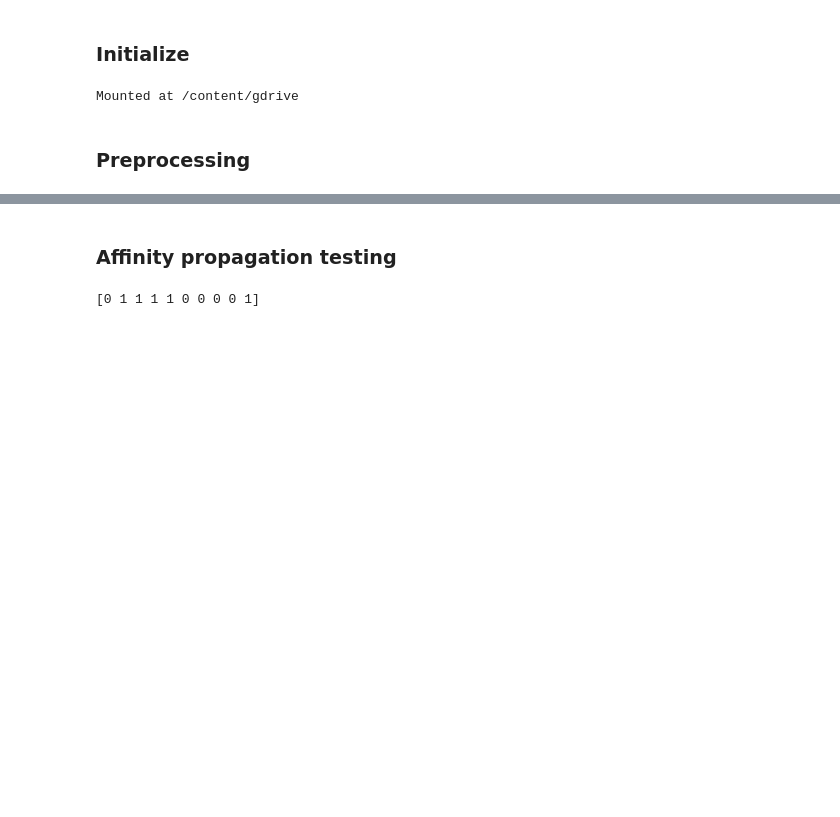
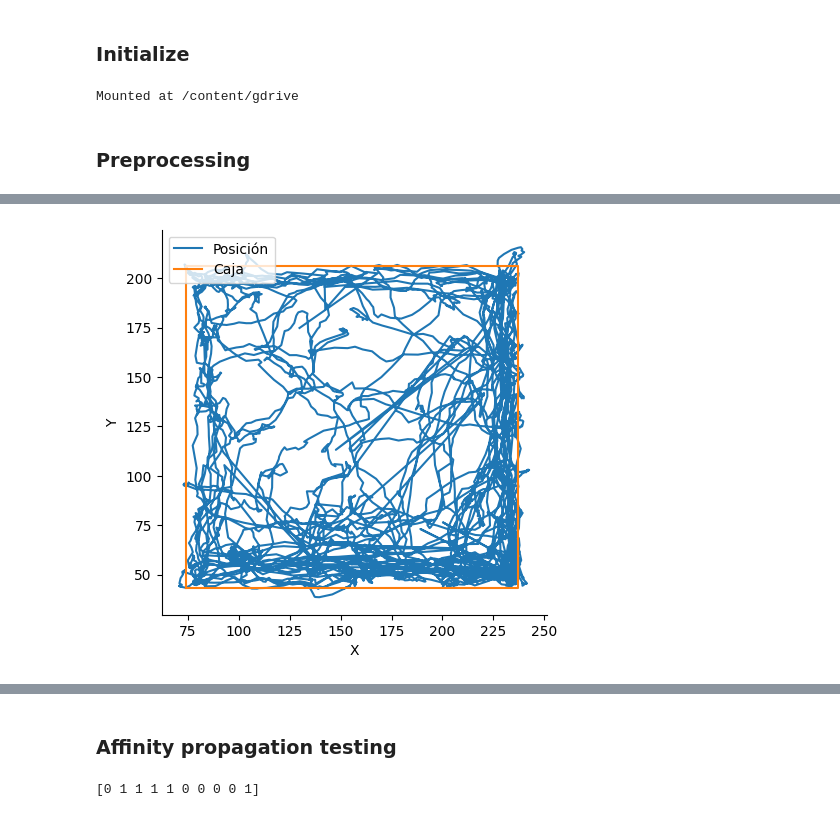
Before and after one commit to Gonzalo-Ortega/Behabioral-Boxes-GUI, a Jupyter notebook: Analysis_Gonzalo.ipynb, the cells around one changed output, grey strips where cells are left out. Cells and saved outputs as stored; diff of their text form; code cells hidden in the pictures; blank space fills up the shorter version.

```diff
--- a/Analysis_Gonzalo.ipynb
+++ b/Analysis_Gonzalo.ipynb
@@ -777,7 +754,39 @@ def compute_method_distribution(features: pd.DataFrame, sesions=50, iterations=1
 # %% [markdown]
 ### Trayectory figures
 # %%
-def figure_trayectory(data, video_num, video_paths, time=None):
+def figure_trayectory(data: List[pd.DataFrame], video_num: int, point, format, time=None, save_name=None):
+  if time:
+    start = time[0] * 20
+    end = time[1] * 20
+    data = data[video_num].iloc[start:end]
+  else:
+    data = data[video_num]
+
+  x = data[f'{point}x']
+  y = data[f'{point}y']
+
+  fig = plt.figure(figsize=(5, 5))
+  # fig.suptitle(f'{format} trayectory - Video: {video_num}, Mouse: {number}, {date}')
+
+  # Plot 1: Trayectory
+  ax = fig.add_subplot(111)
+  ax.plot(x, y, label='Posición')
+
+  if format == 'Top':
+    ax.plot(BOX_TOP['x'], BOX_TOP['y'], label='Caja')
+  elif format == 'Lateral':
+    ax.plot(BOX_LATERAL['x'], BOX_LATERAL['y'], label='Caja')
+
+  ax.set_box_aspect(1)
+  ax.spines[['right', 'top']].set_visible(False)
+  ax.set_xlabel('X')
+  ax.set_ylabel('Y')
+  plt.legend(loc='upper left')
+
+  if save_name:
+    fig.savefig(f"{FIGURES_PATH}/{save_name}.pdf")
+
+def figure_trayectory_OLD(data, video_num, video_paths, time=None):
   if time:
     start = time[0] * 20
     end = time[1] * 20
@@ -821,7 +830,7 @@ def figure_trayectory(data, video_num, video_paths, time=None):
 
   fig.savefig(f"{FIGURES_PATH}/trayectory.pdf")
 
-def figure_all_trayectories(data_top, data_lateral):
+def figure_all_trayectories_UNSUED(data_top, data_lateral):
   # Interpolated trayectory Figure #
   fig = plt.figure(figsize=(12, 5))
   fig.suptitle('All trayectories')
@@ -1394,4 +1403,4 @@ BOX_CENTER = {'x':(BOX_TOP['x'][0] + BOX_TOP['x'][1]) / 2, 'y':(BOX_TOP['y'][0]
 # %% [markdown]
 ### Preprocessing
 # %%
-data_top, data_lateral = load_raw_data(H5_PATHS_TOP, H5_PATHS_LATERAL)
+dfs_raw_t, dfs_raw_l = load_raw_data(H5_PATHS_TOP, H5_PATHS_LATERAL)
@@ -1440,0 +1427,4 @@ for data in data_lateral_dfs:
+# %%
+figure_trayectory(dfs_raw_t, 0, point='Head', format='Top', save_name='raw-trayectory-top-4128-2020-12-02')
+# %% [output]
+[figure, added]
```
Also changed, not shown: parts of 45 cells of this notebook.
